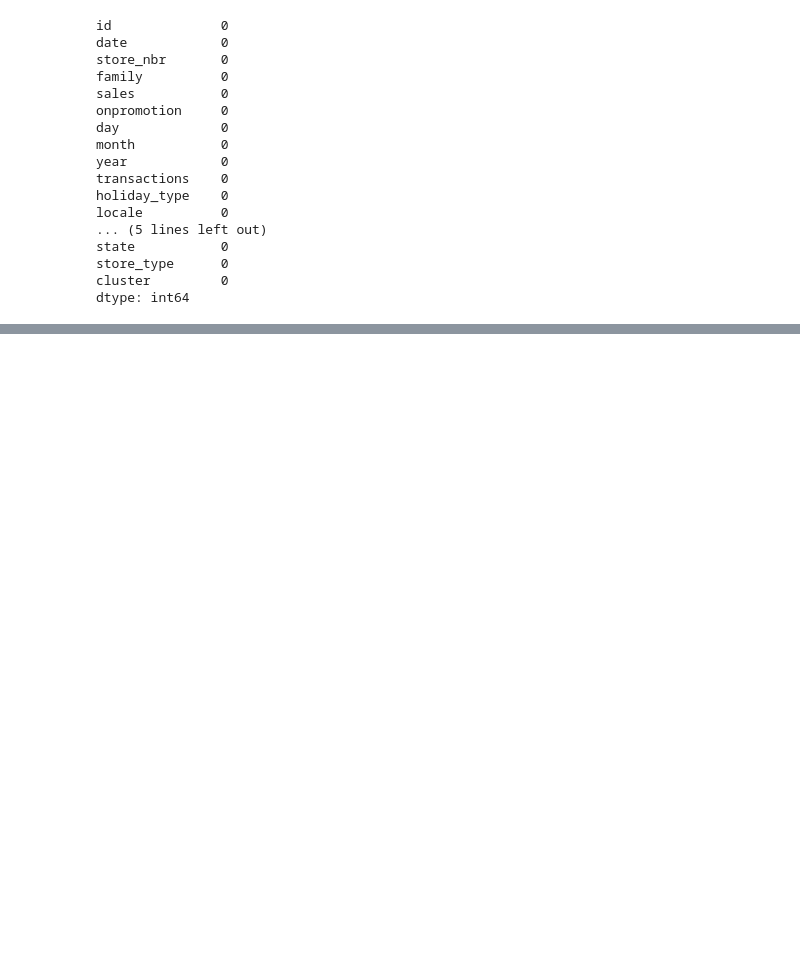
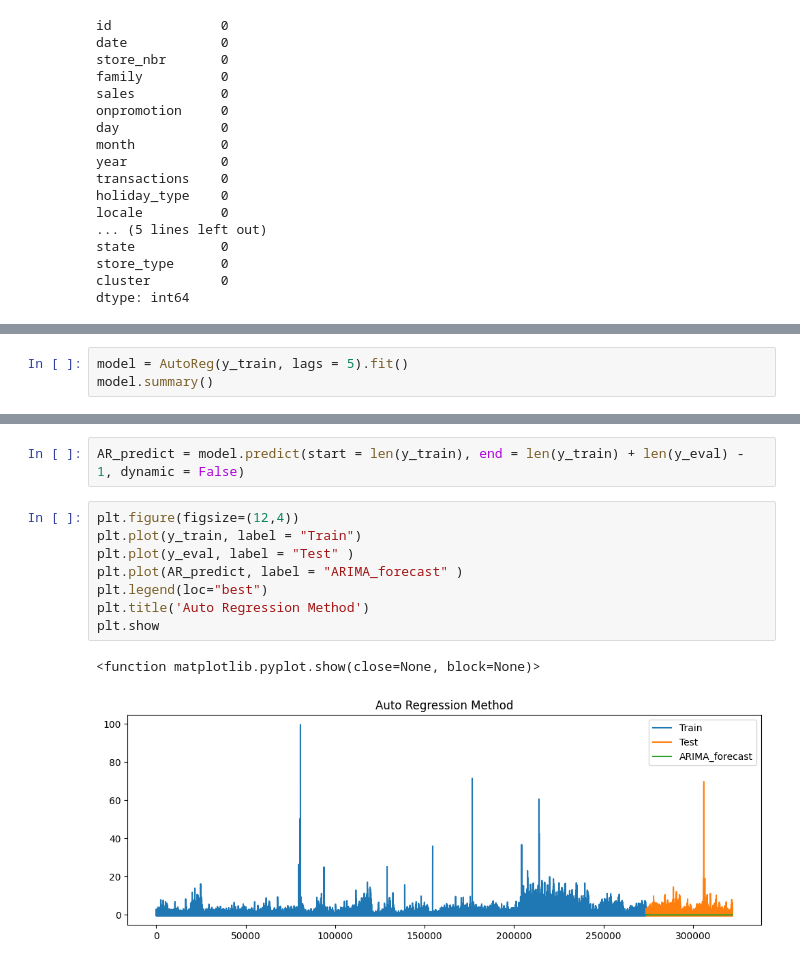
Before and after one commit to Ephicho/Regression, a Jupyter notebook: Regression.ipynb, the cells around one changed output, grey strips where cells are left out. Drawn from its saved outputs; the diff is of its cells as text; blank space fills up the shorter version.

Commit message:
Model

```diff
--- a/Regression.ipynb
+++ b/Regression.ipynb
@@ -599,0 +815,3 @@ dtype: int64
+# %%
+model = AutoReg(y_train, lags = 5).fit()
+model.summary()
@@ -599,0 +841,13 @@ dtype: int64
+# %%
+AR_predict = model.predict(start = len(y_train), end = len(y_train) + len(y_eval) - 1, dynamic = False)
+# %%
+plt.figure(figsize=(12,4))
+plt.plot(y_train, label = "Train")
+plt.plot(y_eval, label = "Test" )
+plt.plot(AR_predict, label = "ARIMA_forecast" )
+plt.legend(loc="best")
+plt.title('Auto Regression Method')
+plt.show
+# %% [output]
+<function matplotlib.pyplot.show(close=None, block=None)>
+[figure, added]
```
Also changed, not shown: parts of 24 cells of this notebook.
